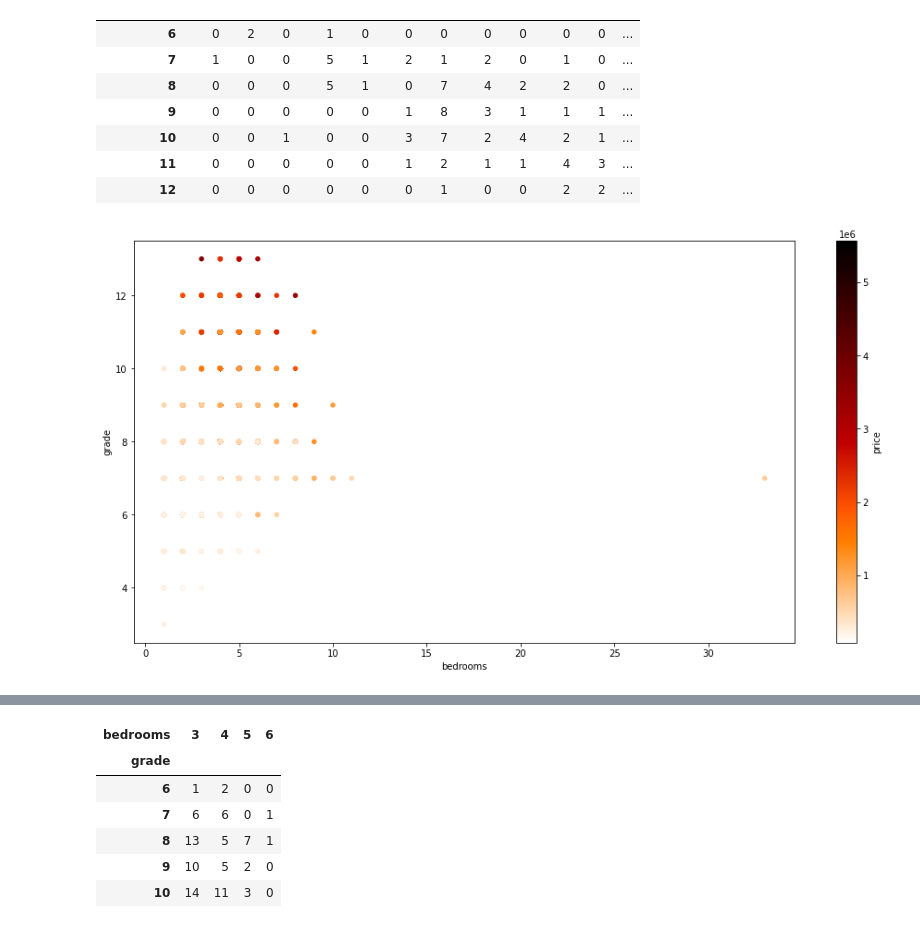
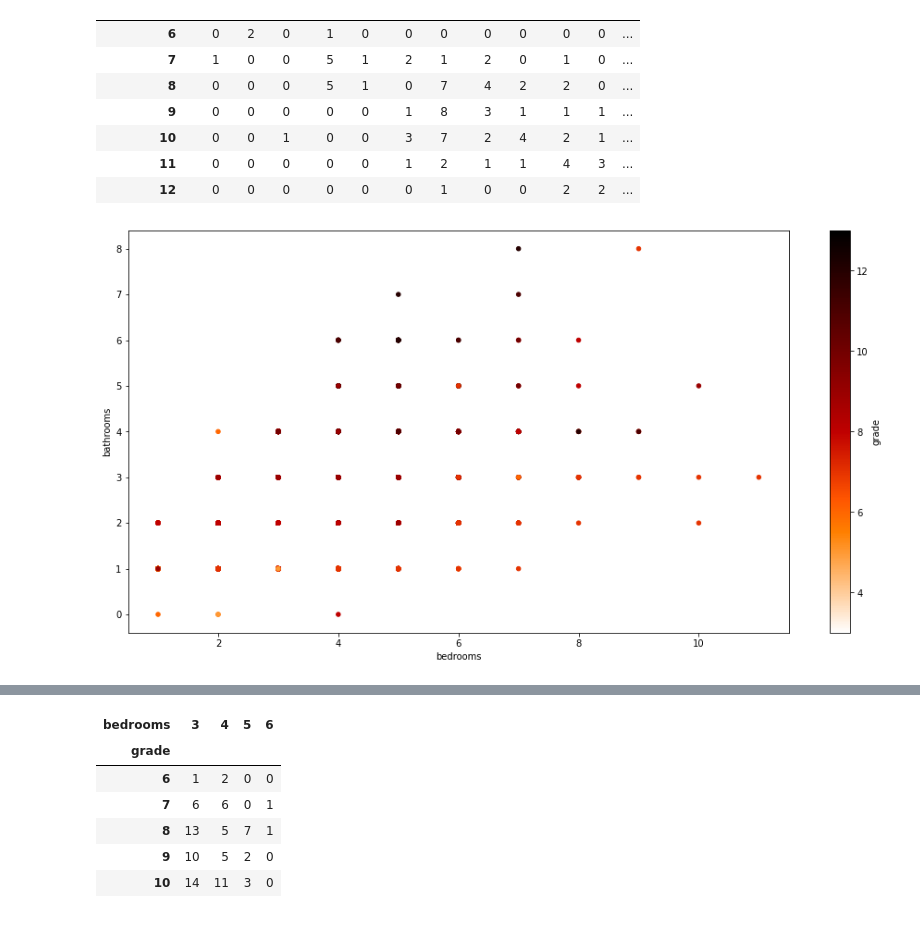
Before and after one commit to Linchen106/Project1, a Jupyter notebook: Prognose Immobilienpreise.ipynb, the cells around one changed output, grey strips where cells are left out. Saved outputs shown, nothing was run; the diff lists cells and outputs as text; code cells hidden in the pictures.

```diff
--- a/Prognose Immobilienpreise.ipynb
+++ b/Prognose Immobilienpreise.ipynb
@@ -740,8 +770,8 @@ pd.crosstab(immo_water[grade_bath[0]], immo_water[grade_bath[1]]).style.backgrou
 | 11 | 0 | 0 | 0 | 0 | 0 | 1 | 2 | 1 | 1 | 4 | 3 | ... |
 | 12 | 0 | 0 | 0 | 0 | 0 | 0 | 1 | 0 | 0 | 2 | 2 | ... |
 # %%
-immo.plot(kind="scatter", x="bedrooms", y="grade", figsize=(16, 8), c="price",
+immo.plot(kind="scatter", x="bedrooms", y="bathrooms", figsize=(16, 8), c="grade",
              cmap="gist_heat_r", colorbar=True, sharex=False);
 plt.show();
 # %% [output]
-[figure, old version]
+[figure, new version]
```
Also changed, not shown: parts of 7 cells of this notebook.
